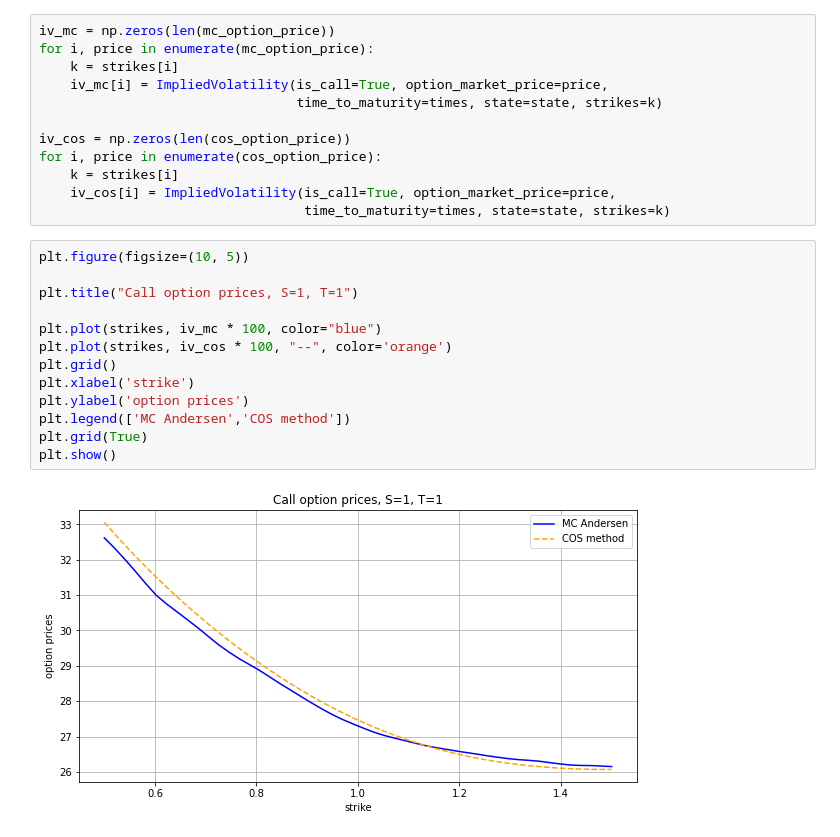
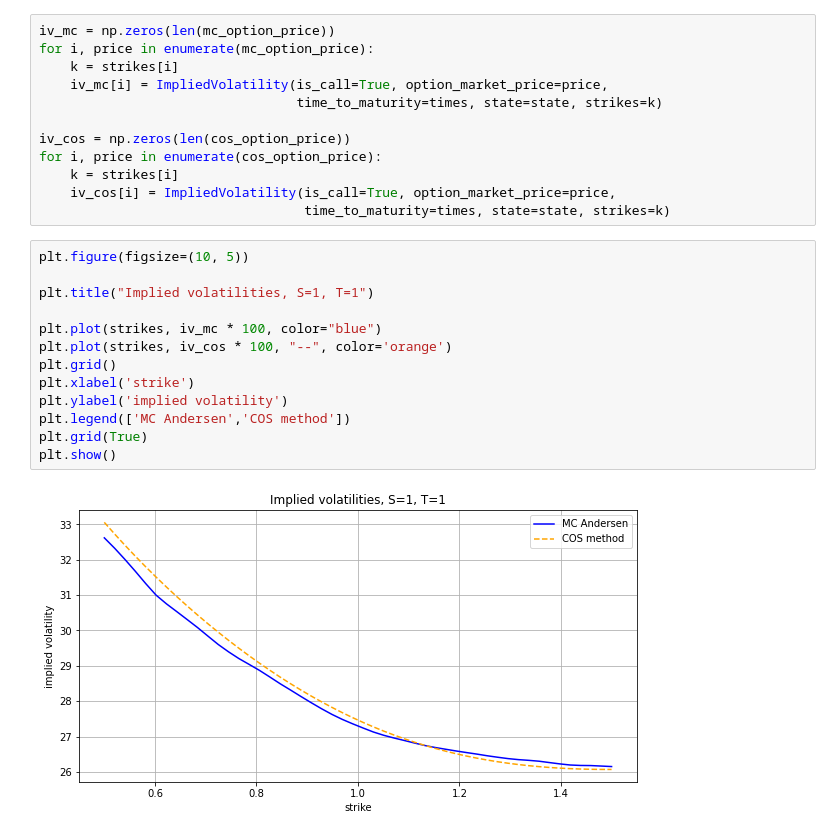
Before and after one commit to stayaptichek/vega_report, a Jupyter notebook: COSMethod1D - Checking.ipynb, the cells around one changed output. Saved outputs shown, nothing was run; the diff lists cells and outputs as text.

```diff
--- a/COSMethod1D - Checking.ipynb
+++ b/COSMethod1D - Checking.ipynb
@@ -63,15 +63,15 @@ for i, price in enumerate(cos_option_price):
 # %%
 plt.figure(figsize=(10, 5))
 
-plt.title("Call option prices, S=1, T=1")
+plt.title("Implied volatilities, S=1, T=1")
 
 plt.plot(strikes, iv_mc * 100, color="blue")
 plt.plot(strikes, iv_cos * 100, "--", color='orange')
 plt.grid()
 plt.xlabel('strike')
-plt.ylabel('option prices')
+plt.ylabel('implied volatility')
 plt.legend(['MC Andersen','COS method'])
 plt.grid(True)
 plt.show()
 # %% [output]
-[figure, old version]
+[figure, new version]
```
